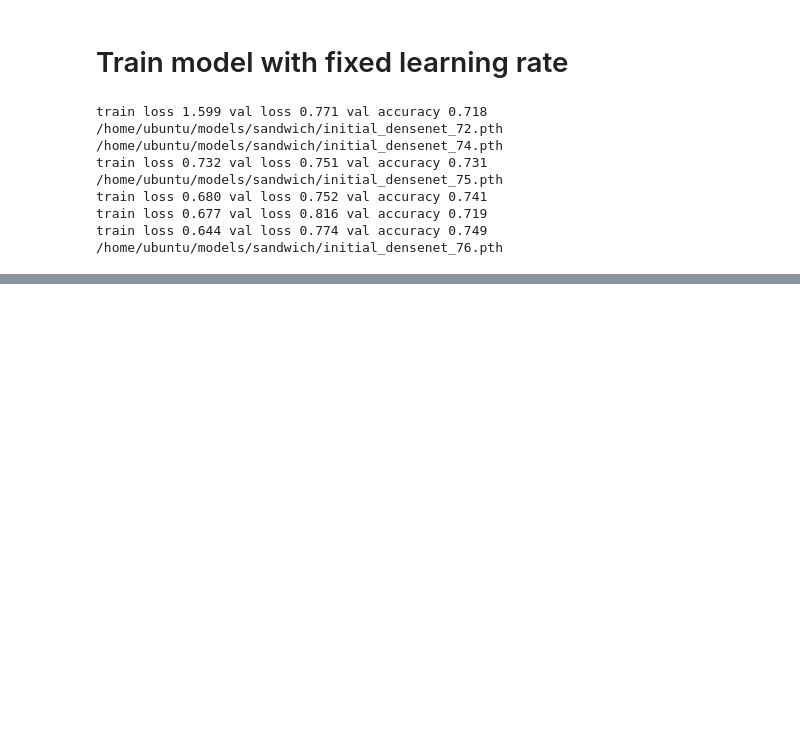
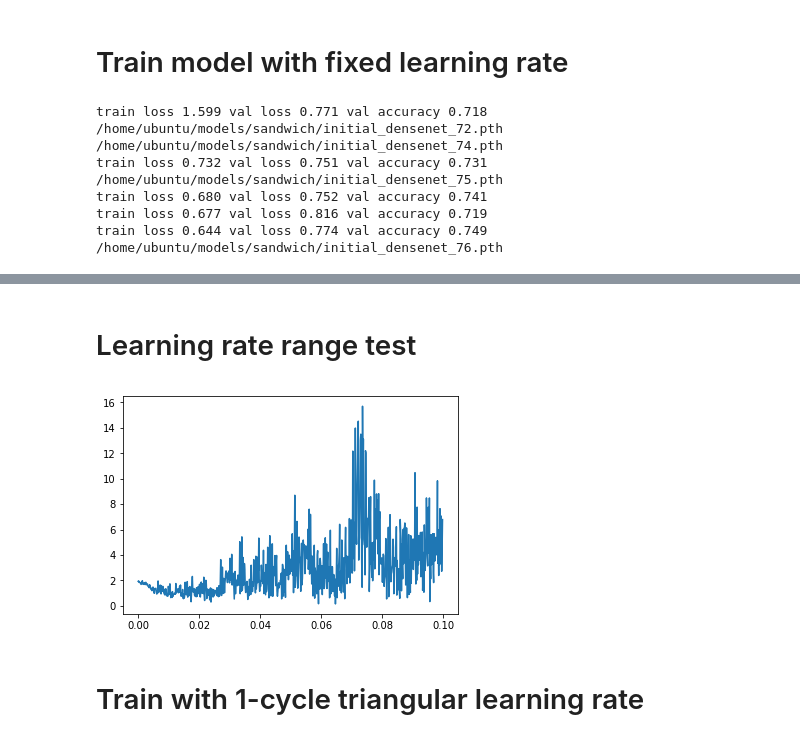
Before and after one commit to yihanw91/sandwich-classification, a Jupyter notebook: Densenet.ipynb, the cells around one changed output, grey strips where cells are left out. Cells and saved outputs as stored; diff of their text form; code cells hidden in the pictures; blank space fills up the shorter version.

Commit message:
Densenet triangular LR

```diff
--- a/Densenet.ipynb
+++ b/Densenet.ipynb
@@ -141,7 +135,7 @@ x, y = train_ds[0]
 # %%
 # x.shape, y
 # %%
-batch_size = 50
+batch_size = 25
 # %%
 train_dl = DataLoader(train_ds, batch_size=batch_size, shuffle=True)
 # %%
@@ -290,2 +282,30 @@ train loss 0.644 val loss 0.774 val accuracy 0.749
+# %% [markdown]
+# Learning rate range test
+# %%
+def LR_range_finder(model, train_dl, lr_low=1e-5, lr_high=0.1, epochs=5):
+    losses = []
+    p = model_path/"resnet_tmp.pth"
+    save_model(model, str(p))
+    iterations = epochs * len(train_dl)
+    delta = (lr_high - lr_low)/iterations
+    lrs = [lr_low + i*delta for i in range(iterations)]
+    model.train()
+    ind = 0
+    optimizer = get_optimizer(model, lr=lrs[0], wd=0.0)
+    for i in range(epochs):
+        for x, y in train_dl:
+            update_optimizer(optimizer, lr=lrs[ind])
+            x = x.cuda().float()
+            y = y.cuda()
+            out = model(x)
+            loss = F.cross_entropy(out, y)
+            optimizer.zero_grad()
+            loss.backward()
+            optimizer.step()
+            losses.append(loss.item())
+            ind += 1
+
+    load_model(model, str(p))
+    return lrs, losses
 # %%
 model = Densenet().cuda()
@@ -293,0 +312,9 @@ load_model(model, model_path/"initial_densenet_76.pth")
+# %%
+lrs, losses = LR_range_finder(model, train_dl)
+# %%
+plt.plot(lrs, losses)
+plt.show()
+# %% [output]
+[figure, added]
+# %% [markdown]
+# Train with 1-cycle triangular learning rate
```
Also changed, not shown: parts of 14 cells of this notebook, 3 other files.
